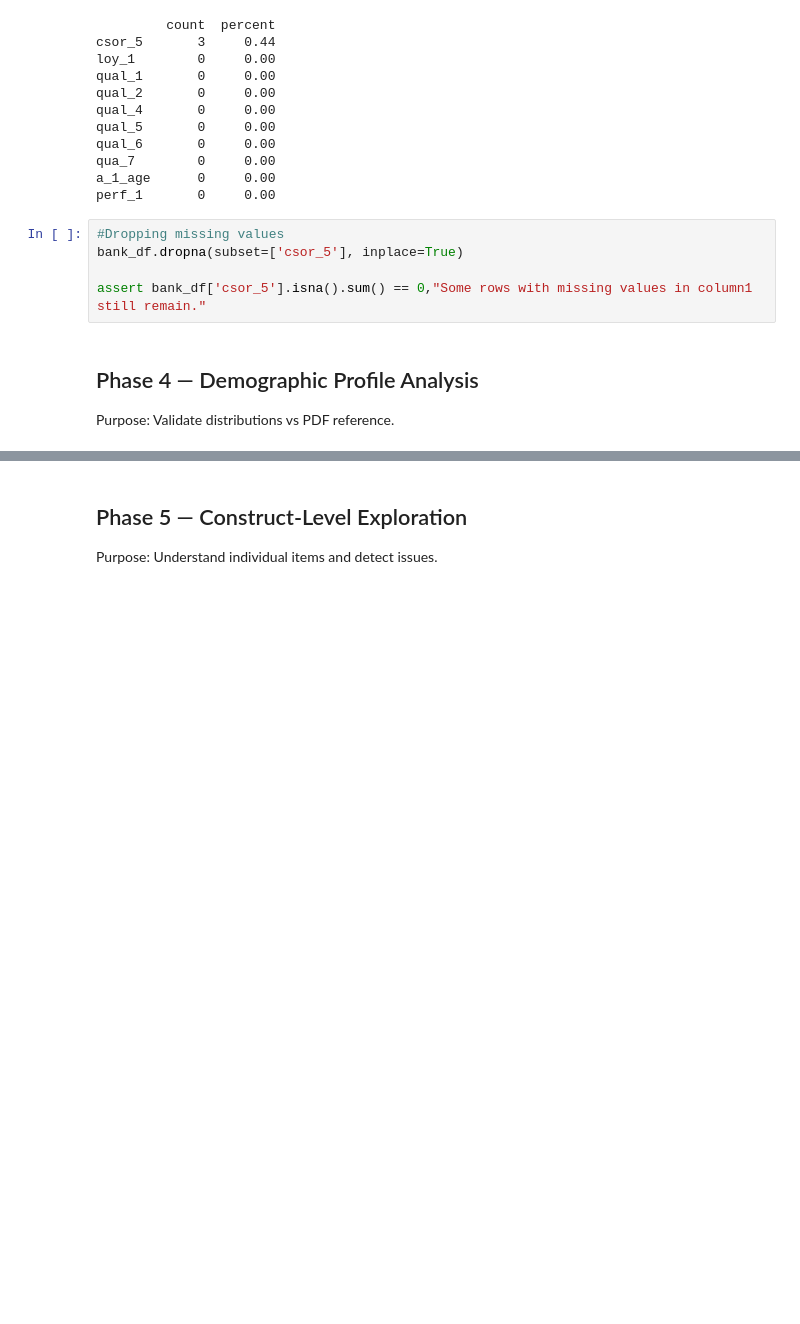
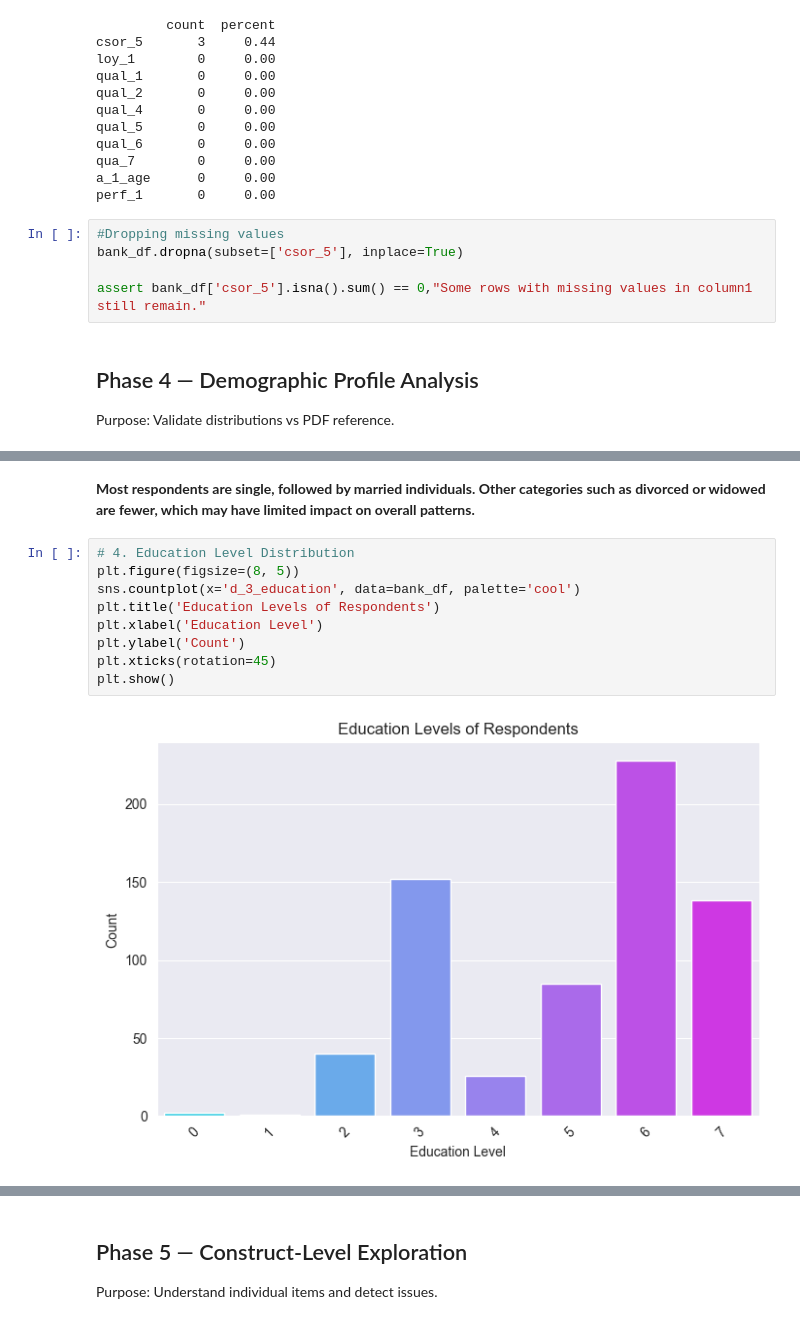
Before and after one commit to Emigbanam/Bank-customer-survey-eda, a Jupyter notebook: Bank Customer Survey - EDA.ipynb, the cells around one changed output, grey strips where cells are left out. Drawn from its saved outputs; the diff is of its cells as text; blank space fills up the shorter version.

```diff
--- a/Bank Customer Survey - EDA.ipynb
+++ b/Bank Customer Survey - EDA.ipynb
@@ -351,0 +341,13 @@ plt.show()
+# %% [markdown]
+**Most respondents are single, followed by married individuals. Other categories such as divorced or widowed are fewer, which may have limited impact on overall patterns.**
+# %%
+# 4. Education Level Distribution
+plt.figure(figsize=(8, 5))
+sns.countplot(x='d_3_education', data=bank_df, palette='cool')
+plt.title('Education Levels of Respondents')
+plt.xlabel('Education Level')
+plt.ylabel('Count')
+plt.xticks(rotation=45)
+plt.show()
+# %% [output]
+[figure, added]
```
Also changed, not shown: parts of 16 cells of this notebook.
